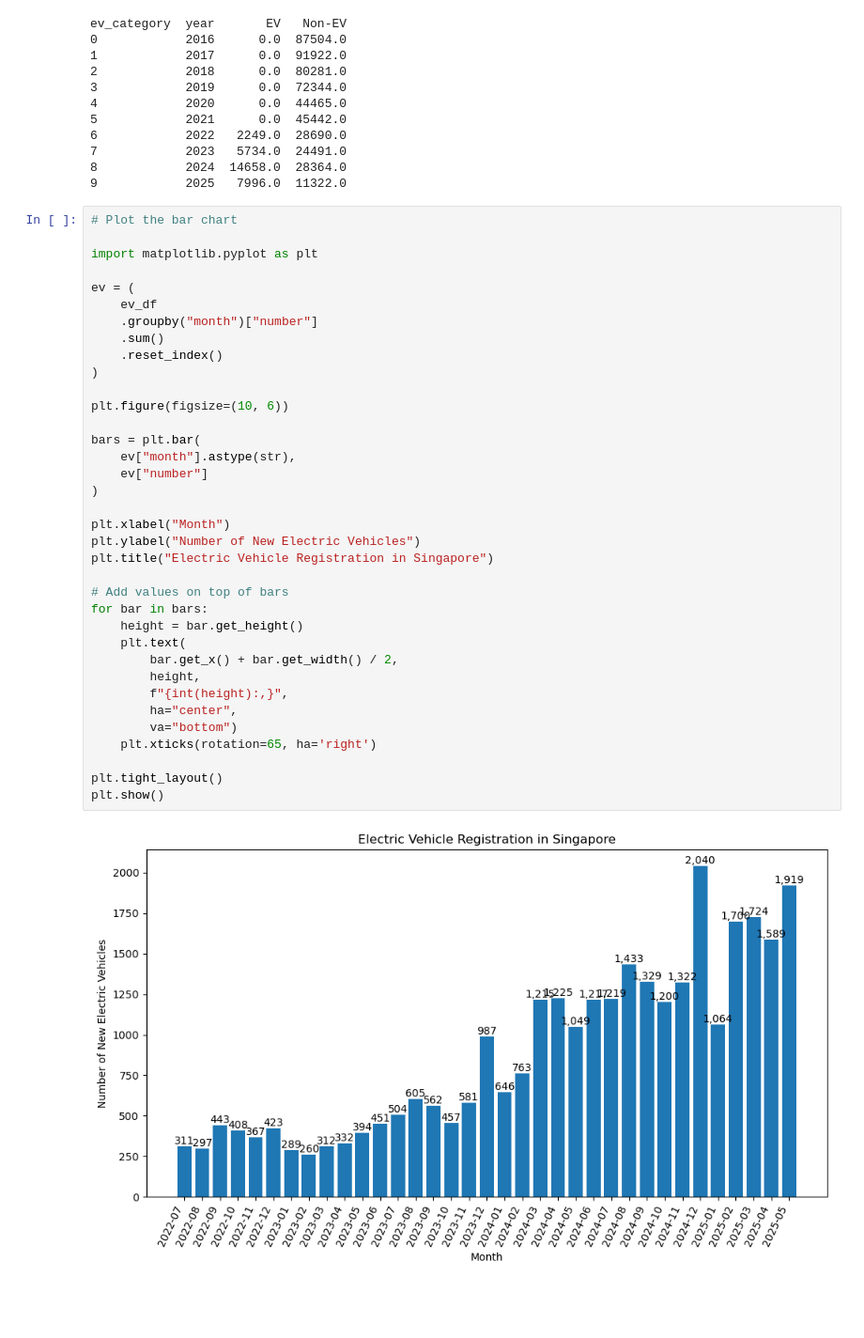
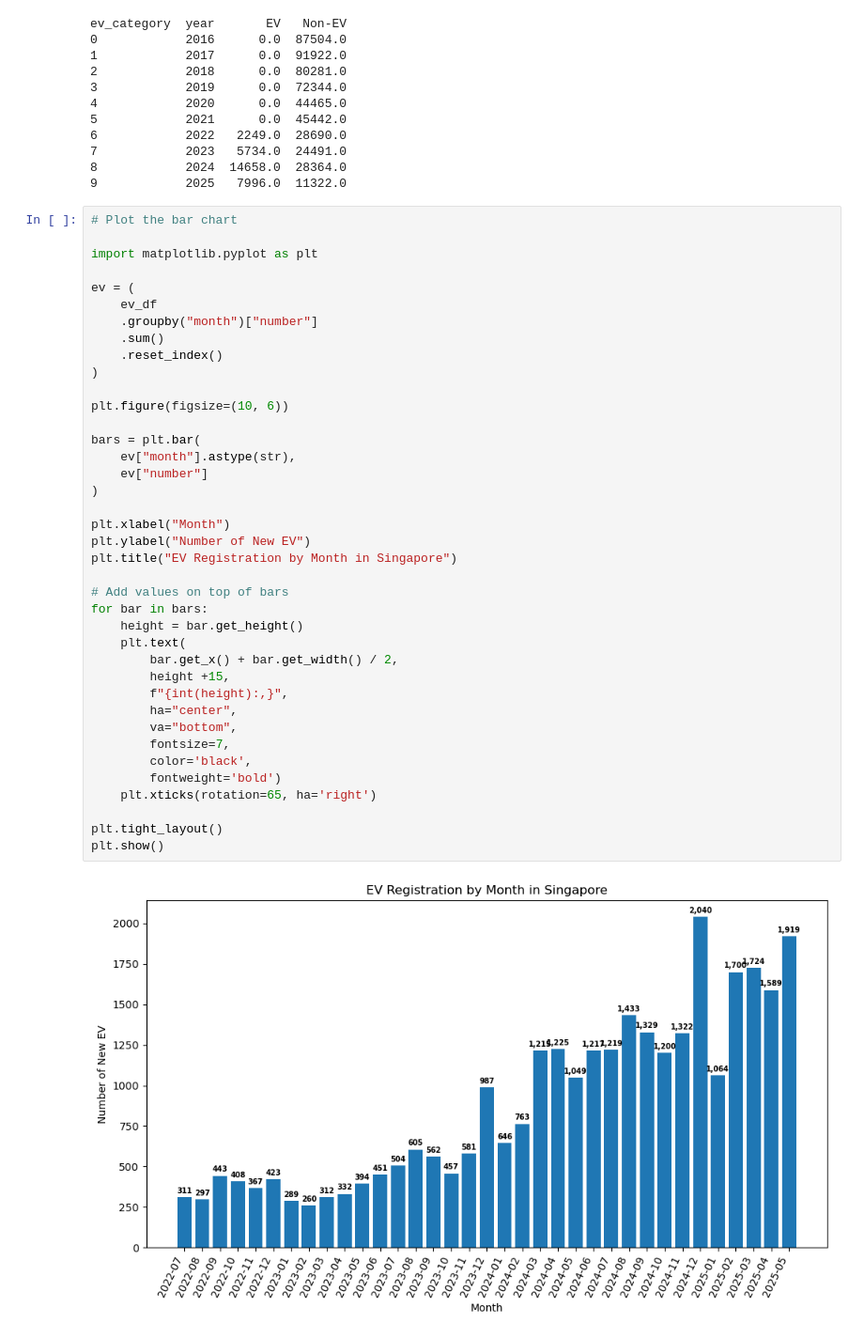
Before and after one commit to eric-ho-888/Project_2, a Jupyter notebook: new_car_reg_make.ipynb, the cells around one changed output. Shown at 94% size. Drawn from its saved outputs; the diff is of its cells as text; blank space fills up the shorter version.

```diff
--- a/new_car_reg_make.ipynb
+++ b/new_car_reg_make.ipynb
@@ -223,38 +223,41 @@ ev_category  year       EV   Non-EV
 import matplotlib.pyplot as plt
 
 ev = (
     ev_df
     .groupby("month")["number"]
     .sum()
     .reset_index()
 )
 
 plt.figure(figsize=(10, 6))
 
 bars = plt.bar(
     ev["month"].astype(str),
     ev["number"]
 )
 
 plt.xlabel("Month")
-plt.ylabel("Number of New Electric Vehicles")
-plt.title("Electric Vehicle Registration in Singapore")
+plt.ylabel("Number of New EV")
+plt.title("EV Registration by Month in Singapore")
 
 # Add values on top of bars
 for bar in bars:
     height = bar.get_height()
     plt.text(
         bar.get_x() + bar.get_width() / 2,
-        height,
+        height +15,
         f"{int(height):,}",
         ha="center",
-        va="bottom")
+        va="bottom",
+        fontsize=7,
+        color='black',
+        fontweight='bold')
     plt.xticks(rotation=65, ha='right')
 
 plt.tight_layout()
 plt.show()
 # %% [output]
-[figure, old version]
+[figure, new version]
 # %%
 import matplotlib.pyplot as plt
 import numpy as np
```
Also changed, not shown: parts of 1 cell of this notebook, 1 other file.
